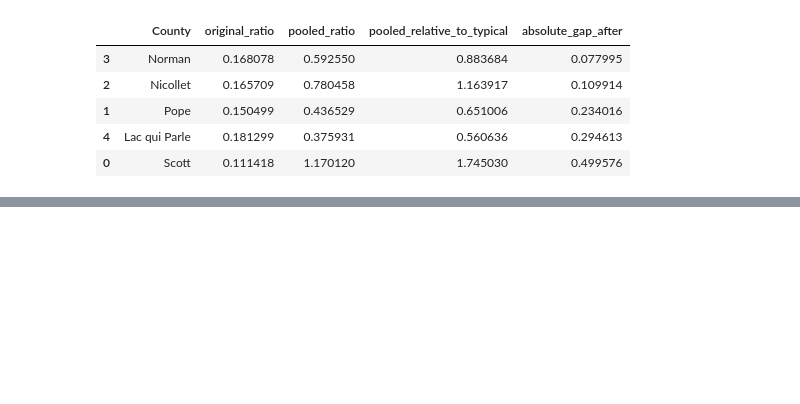
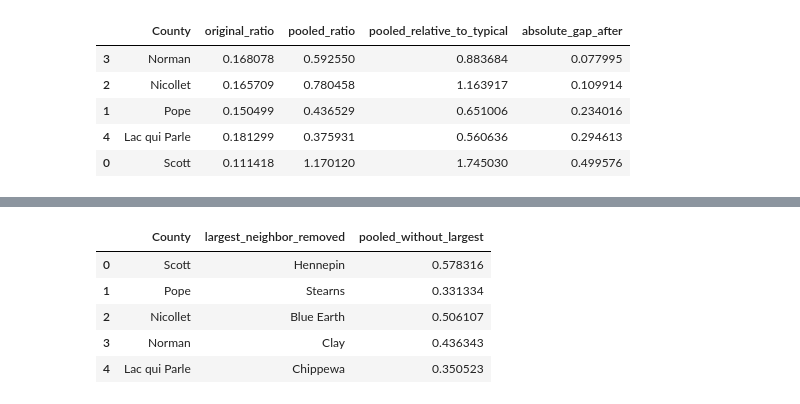
Before and after one commit to Hajar0Ahmed/MinneMUDAC2026Outliers, a Jupyter notebook: notebooks/hub_check.ipynb, the cells around one changed output, grey strips where cells are left out. Cells and saved outputs as stored; diff of their text form; code cells hidden in the pictures; blank space fills up the shorter version.

```diff
--- a/notebooks/hub_check.ipynb
+++ b/notebooks/hub_check.ipynb
@@ -320,0 +530,82 @@ display(
+# %%
+without_largest_results = []
+
+for target in targets:
+
+    target_row = county[
+        county["County"] == target
+    ].iloc[0]
+
+    target_fips = target_row["fips"]
+
+    neighbor_fips = (
+        mn_adjacency.loc[
+            mn_adjacency["County GEOID"] == target_fips,
+            "Neighbor GEOID"
+        ]
+        .dropna()
+        .tolist()
+    )
+
+    neighbor_data = county[
+        county["fips"].isin(
+            neighbor_fips
+        )
+    ].copy()
+
+    largest_neighbor = (
+        neighbor_data
+        .sort_values(
+            "expected_visits",
+            ascending=False
+        )
+        .iloc[0]
+    )
+
+    largest_fips = (
+        largest_neighbor["fips"]
+    )
+
+    reduced_neighbor_fips = [
+        fips
+        for fips in neighbor_fips
+        if fips != largest_fips
+    ]
+
+    reduced_pool_fips = [
+        target_fips
+    ] + reduced_neighbor_fips
+
+    reduced_pool = county[
+        county["fips"].isin(
+            reduced_pool_fips
+        )
+    ]
+
+    reduced_ratio = (
+        reduced_pool["visits"].sum()
+        / reduced_pool["expected_visits"].sum()
+    )
+
+    without_largest_results.append(
+        {
+            "County": target,
+            "largest_neighbor_removed":
+                largest_neighbor["County"],
+            "pooled_without_largest":
+                reduced_ratio
+        }
+    )
+
+without_largest = pd.DataFrame(
+    without_largest_results
+)
+
+display(without_largest)
+# %% [output]
+|  | County | largest_neighbor_removed | pooled_without_largest |
+| 0 | Scott | Hennepin | 0.578316 |
+| 1 | Pope | Stearns | 0.331334 |
+| 2 | Nicollet | Blue Earth | 0.506107 |
+| 3 | Norman | Clay | 0.436343 |
+| 4 | Lac qui Parle | Chippewa | 0.350523 |
```
Also changed, not shown: parts of 5 cells of this notebook, 4 other files.
